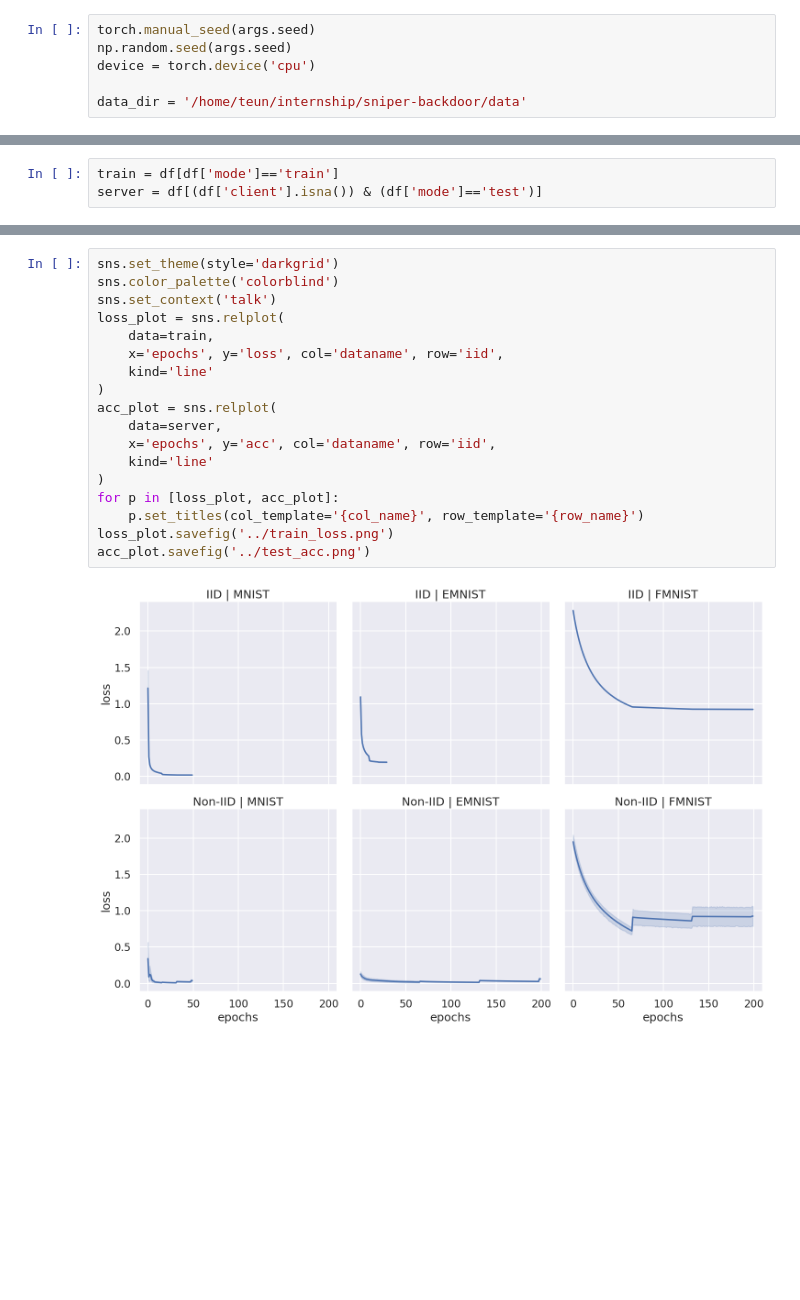
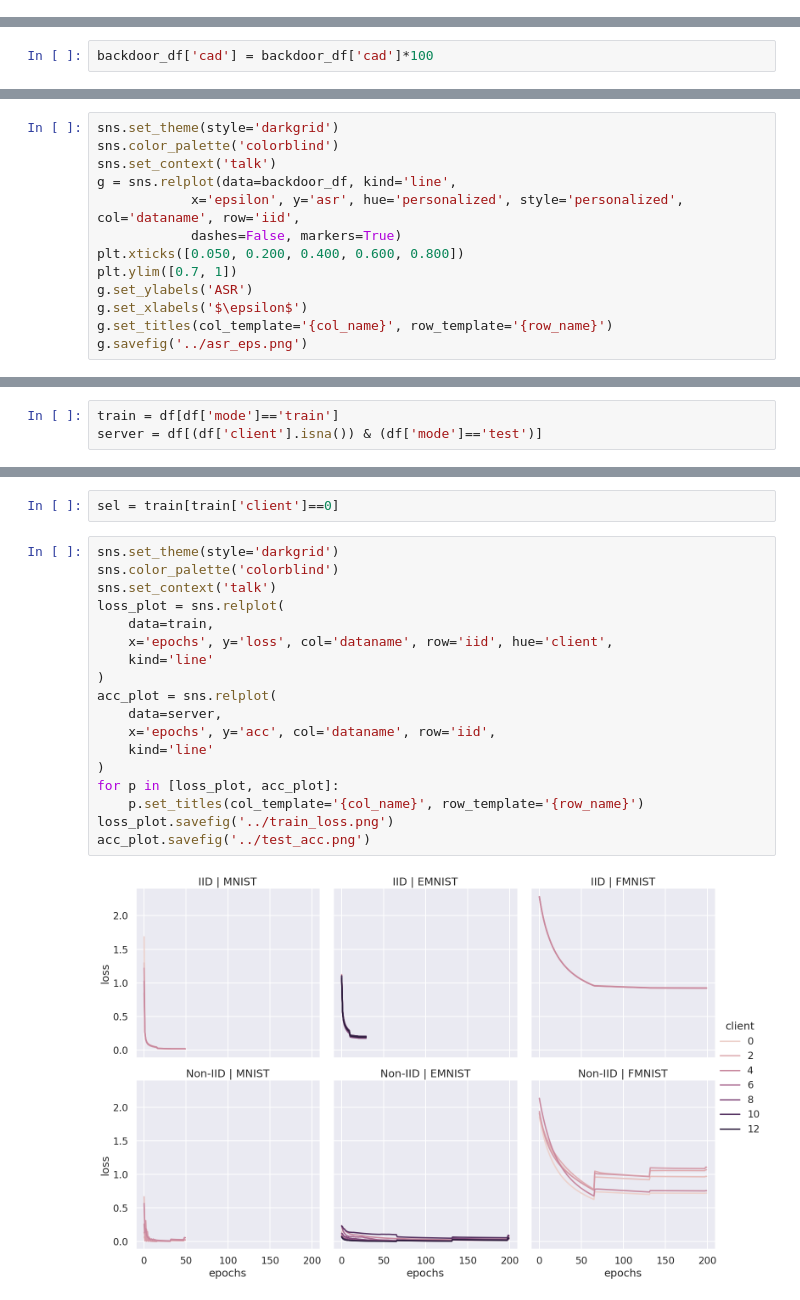
Before and after one commit to teunpe/sniper-backdoor, a Jupyter notebook: testspace.ipynb, the cells around one changed output, grey strips where cells are left out. Cells and saved outputs as stored; diff of their text form; blank space fills up the shorter version.

```diff
--- a/testspace.ipynb
+++ b/testspace.ipynb
@@ -73,8 +83,2 @@ for iid in tqdm([True, False]):
 # %% [output]
 [interactive output not drawn]
-# %%
-torch.manual_seed(args.seed)
-np.random.seed(args.seed)
-device = torch.device('cpu')
-
-data_dir = '/home/teun/internship/sniper-backdoor/data'
@@ -138,3 +121,5 @@ g.savefig('../asr.png')
+# %%
+backdoor_df['cad'] = backdoor_df['cad']*100
 # %%
 g = sns.relplot(data=backdoor_df, kind='line',
             x='epsilon', y='cad', hue='personalized', style='personalized', col='dataname', row='iid',
@@ -149,0 +183,13 @@ g.savefig('../cad.png')
+# %%
+sns.set_theme(style='darkgrid')
+sns.color_palette('colorblind')
+sns.set_context('talk')
+g = sns.relplot(data=backdoor_df, kind='line',
+            x='epsilon', y='asr', hue='personalized', style='personalized', col='dataname', row='iid',
+            dashes=False, markers=True)
+plt.xticks([0.050, 0.200, 0.400, 0.600, 0.800])
+plt.ylim([0.7, 1])
+g.set_ylabels('ASR')
+g.set_xlabels('$\epsilon$')
+g.set_titles(col_template='{col_name}', row_template='{row_name}')
+g.savefig('../asr_eps.png')
@@ -195,21 +264,23 @@ server = df[(df['client'].isna()) & (df['mode']=='test')]
+# %%
+sel = train[train['client']==0]
 # %%
 sns.set_theme(style='darkgrid')
 sns.color_palette('colorblind')
 sns.set_context('talk')
 loss_plot = sns.relplot(
     data=train,
-    x='epochs', y='loss', col='dataname', row='iid',
+    x='epochs', y='loss', col='dataname', row='iid', hue='client',
     kind='line'
 )
 acc_plot = sns.relplot(
     data=server,
     x='epochs', y='acc', col='dataname', row='iid',
     kind='line'
 )
 for p in [loss_plot, acc_plot]:
     p.set_titles(col_template='{col_name}', row_template='{row_name}')
 loss_plot.savefig('../train_loss.png')
 acc_plot.savefig('../test_acc.png')
 # %% [output]
-[figure, old version]
+[figure, new version]
 [figure]
```
Also changed, not shown: parts of 10 cells of this notebook, 5 other files.
